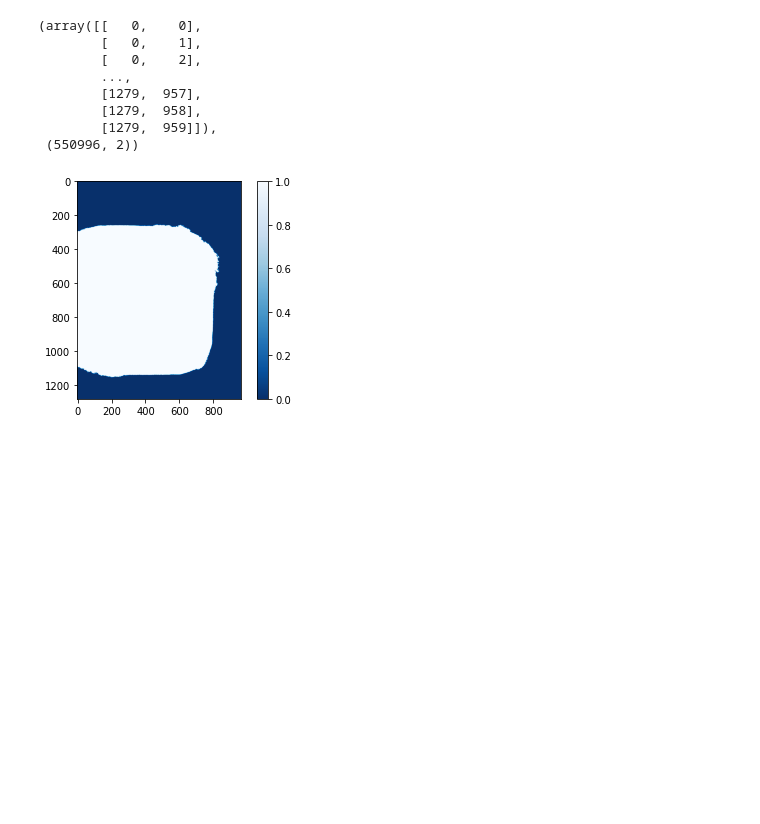
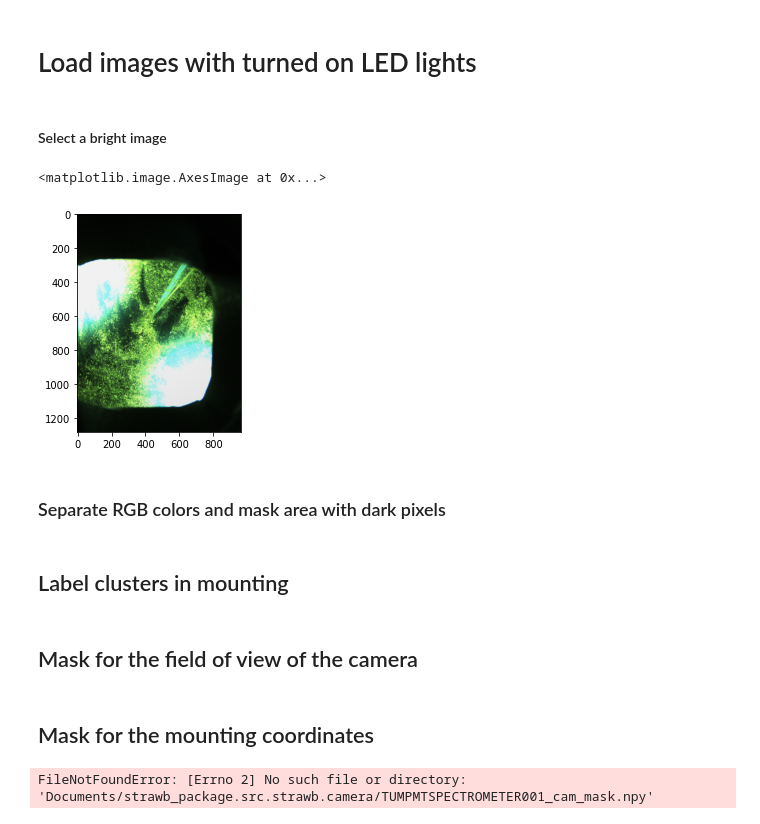
Before and after one commit to pone-software/strawb_package, a Jupyter notebook: resources/image_cluster_search/mounting_coordinates.ipynb, the cells around one changed output. Drawn from its saved outputs; the diff is of its cells as text; code cells hidden in the pictures; blank space fills up the shorter version.

Commit message:
Update mounting_coordinates

```diff
--- a/resources/image_cluster_search/mounting_coordinates.ipynb
+++ b/resources/image_cluster_search/mounting_coordinates.ipynb
@@ -20,0 +11,2 @@ import matplotlib.patches
+# %% [markdown]
+# Load images with turned on LED lights
@@ -20,0 +17,14 @@ import matplotlib.patches
+# %% [markdown]
+#### Select a bright image
+# %%
+# select one bright image
+image = images[4]
+
+# show the selected image
+plt.figure()
+plt.imshow(image)
+# %% [output]
+<matplotlib.image.AxesImage at 0x...>
+[figure, added]
+# %% [markdown]
+### Separate RGB colors and mask area with dark pixels
@@ -21,42 +45,19 @@ import matplotlib.patches
+# %% [markdown]
+## Label clusters in mounting
 # %%
-with np.load('LED_images.npz') as f:
-    images = f['images']
+# define the structure of the clusters so that diagonal pixels are considered neighbours
+s = scipy.ndimage.generate_binary_structure(2,2)
 
-image = images[4]
-blue = image[:,:,2]
-green = image[:,:,1]
-red = image[:,:,0]
-
-mounting_blue = blue < 0.15
-mounting_green = green < 0.15
-mounting_red = red < 0.15
-
-mounting = mounting_blue & mounting_green & mounting_red
-
-mounting_labeled, n = scipy.ndimage.measurements.label(mounting)#, structure=s)
+mounting_labeled, n = scipy.ndimage.measurements.label(mounting, structure=s)  # array with labels as values
 
 mask = mounting_labeled == mounting_labeled[-1]
-mask = ~mask # invert the mask
+mask = ~mask  # invert the mask
 
-mask_labeled, n_mask = scipy.ndimage.measurements.label(mask)#, structure=s)
+mask_labeled, n_mask = scipy.ndimage.measurements.label(mask, structure=s)
 
+# compute cluster sizes (number of pixels) in mask
 mask_area = scipy.ndimage.measurements.sum(mask, mask_labeled, index=np.arange(mask_labeled.max() + 1))
 
 mask_size = mask_area[mask_labeled]  # set value of each pixel to the size of the cluster it belongs to
-m = np.where(mask_size == mask_area.max(), True, False)
-
-plt.imshow(m, cmap='Blues_r')
-plt.colorbar()
-
-mounting_coo = np.argwhere(m == False)
-mounting_coo, mounting_coo.shape
-# %% [output]
-(array([[   0,    0],
-        [   0,    1],
-        [   0,    2],
-        ...,
-        [1279,  957],
-        [1279,  958],
-        [1279,  959]]),
- (550996, 2))
-[figure, removed]
+# %% [markdown]
+## Mask for the field of view of the camera
@@ -62,0 +67,9 @@ mounting_coo, mounting_coo.shape
+# %% [markdown]
+## Mask for the mounting coordinates
+# %%
+mask_mounting = ~view_camera  # inverse of the field of view of the camera
+
+# save the mask in separate file
+np.save(os.path.join('strawb.camera', 'TUMPMTSPECTROMETER001_cam_mask'), mask_mounting)
+# %% [output]
+FileNotFoundError: [Errno 2] No such file or directory: 'Documents/strawb_package.src.strawb.camera/TUMPMTSPECTROMETER001_cam_mask.npy'
```
Also changed, not shown: parts of 8 cells of this notebook.
